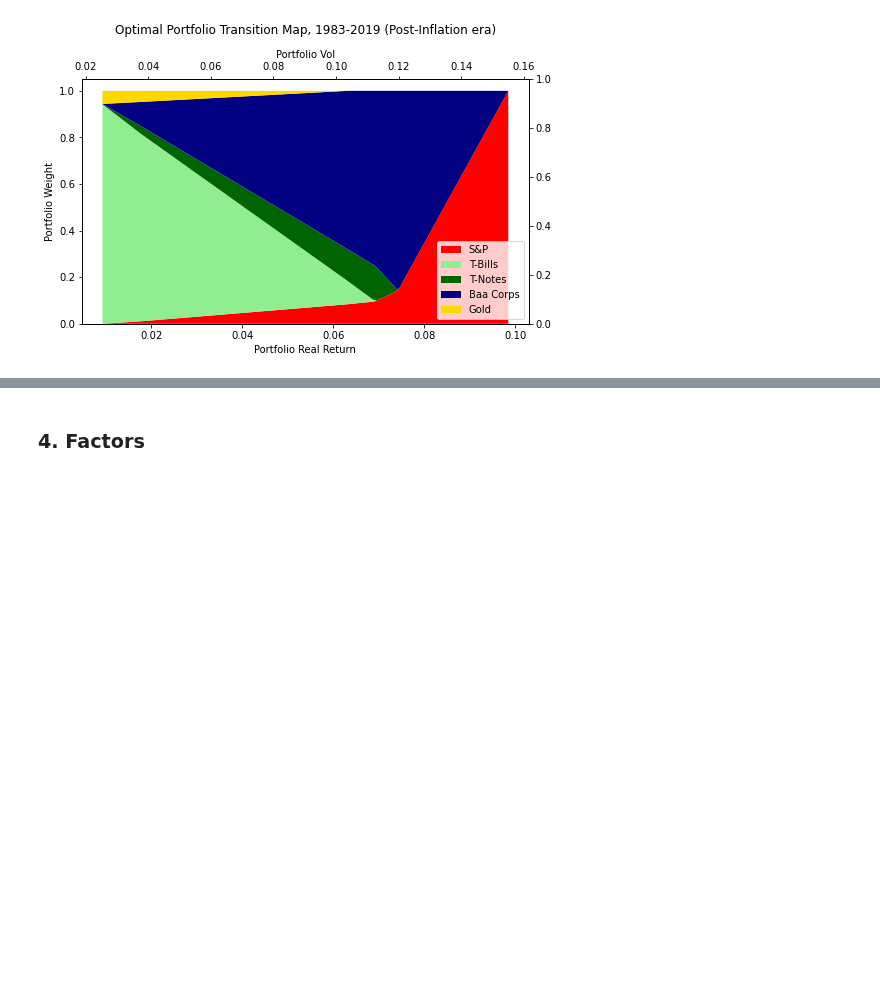
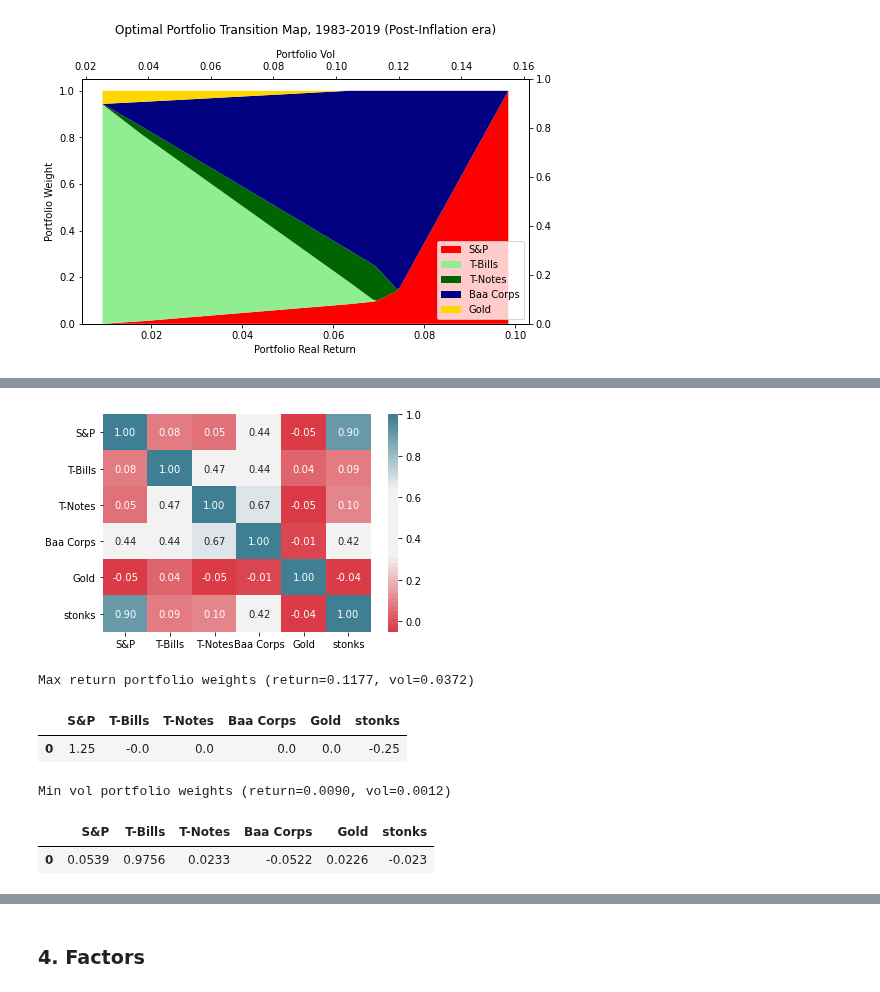
Before and after one commit to druce/portfolio_optimization, a Jupyter notebook: Portfolio optimization.ipynb, the cells around one changed output, grey strips where cells are left out. Cells and saved outputs as stored; diff of their text form; code cells hidden in the pictures; blank space fills up the shorter version.

```diff
--- a/Portfolio optimization.ipynb
+++ b/Portfolio optimization.ipynb
@@ -764,0 +782,43 @@ data_df
+# %%
+my_cmap = sns.diverging_palette(10, 220, sep=80, n=50)
+sns.heatmap(df.corr(), annot=True, fmt=".02f", cmap=my_cmap);
+# %% [output]
+[figure, added]
+# %%
+# Solve max return portfolio (corner solution)
+# update constraints for leverage scenario
+# sum of weights == 1 as before, net long 100%
+# remove w >= 0 constraint
+# new constraint on gross exposure <= 1.5, otherwise optimal weights are unbounded (go infinity long S&P, infinity short stonks)
+
+prob = cp.Problem(cp.Maximize(ret),
+                  [cp.norm1(w) <= 1.5,
+                   cp.sum(w) == 1]
+                 )
+prob.solve()
+wts = [float('%0.4f' % v) for v in w.value]
+maxretvol = vol.value
+maxret = ret.value
+print("Max return portfolio weights (return=%.4f, vol=%.4f)" % (maxret, maxretvol))
+pd.DataFrame([wts], columns=labels)
+# %% [output]
+Max return portfolio weights (return=0.1177, vol=0.0372)
+|  | S&P | T-Bills | T-Notes | Baa Corps | Gold | stonks |
+| 0 | 1.25 | -0.0 | 0.0 | 0.0 | 0.0 | -0.25 |
+# %%
+# solve min vol portfolio (other corner solution)
+prob = cp.Problem(cp.Minimize(vol),
+                  [cp.norm1(w) <= 1.5,
+                   cp.sum(w) == 1]
+                 )
+prob.solve()
+wts = [float('%0.4f' % v) for v in w.value]
+
+minvol = vol.value
+minvolret = ret.value
+print("Min vol portfolio weights (return=%.4f, vol=%.4f)" % (minvolret, minvol))
+pd.DataFrame([wts], columns=labels)
+# %% [output]
+Min vol portfolio weights (return=0.0090, vol=0.0012)
+|  | S&P | T-Bills | T-Notes | Baa Corps | Gold | stonks |
+| 0 | 0.0539 | 0.9756 | 0.0233 | -0.0522 | 0.0226 | -0.023 |
```
Also changed, not shown: parts of 13 cells of this notebook.
